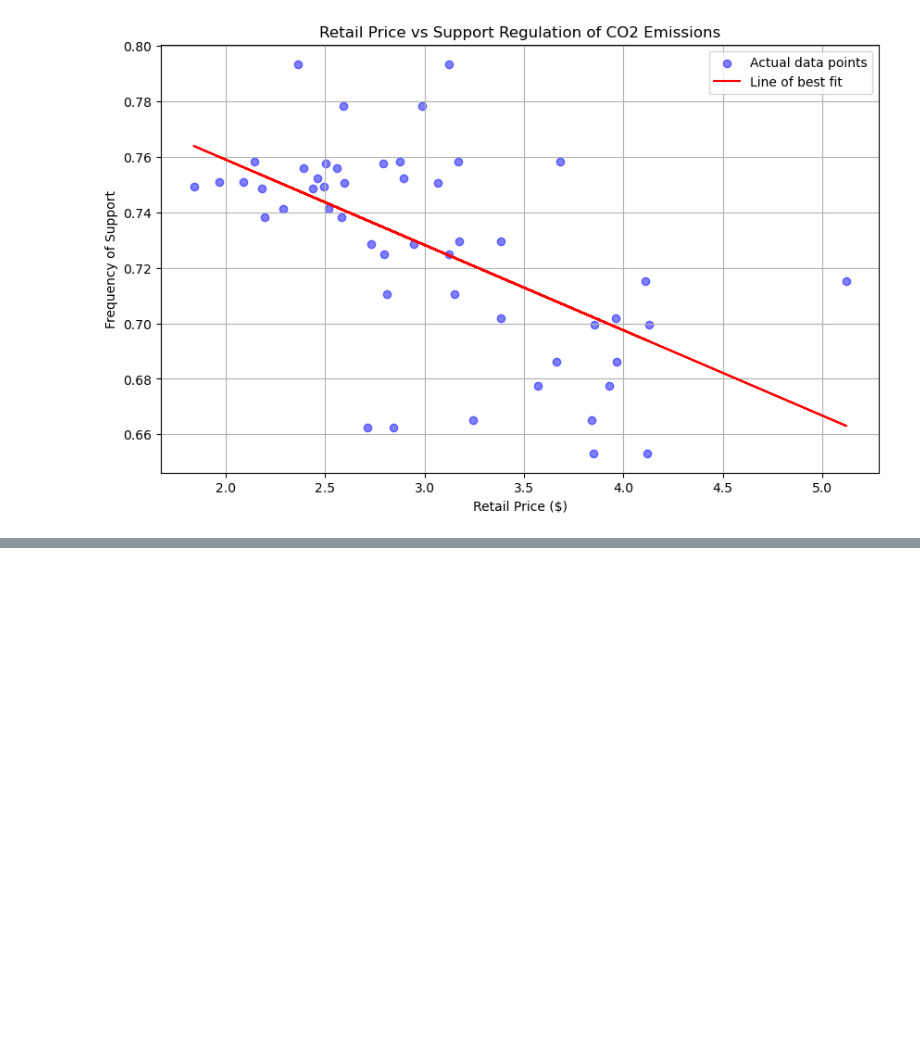
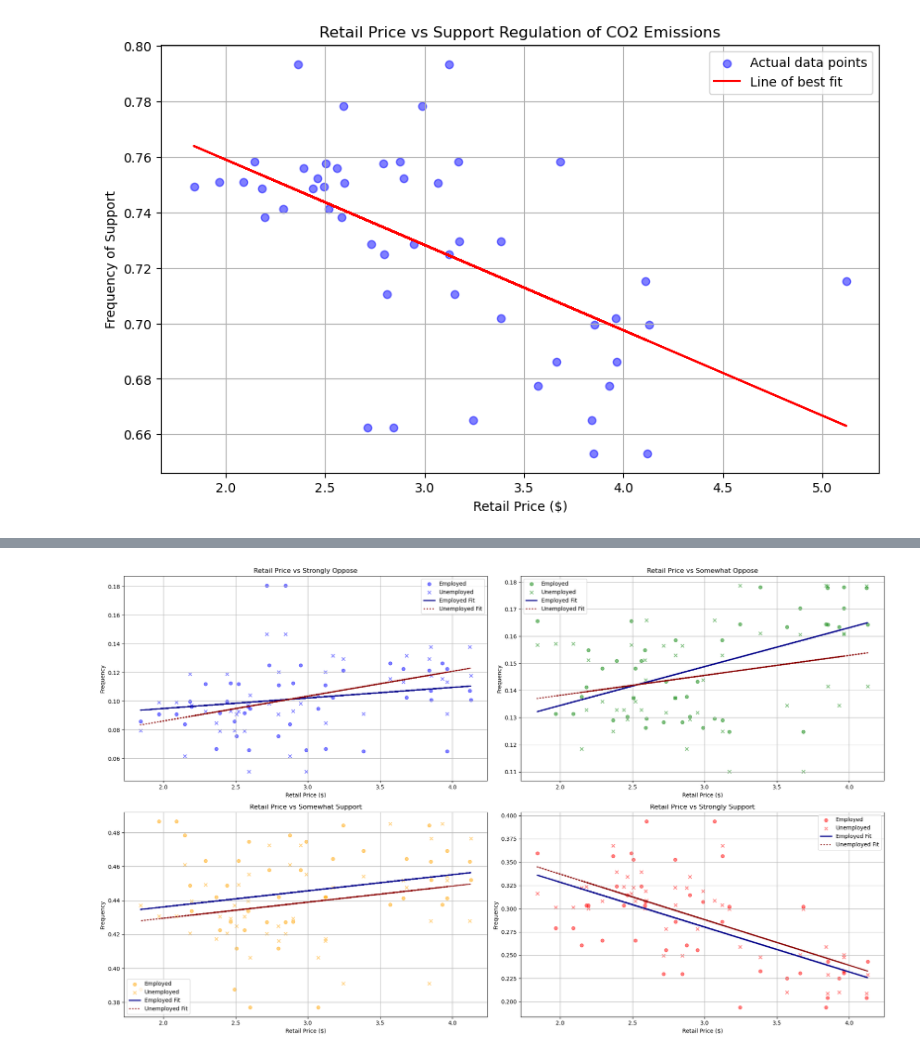
Before and after one commit to anaiskillian/citadeldatathon, a Jupyter notebook: analysis.ipynb, the cells around one changed output, grey strips where cells are left out. Cells and saved outputs as stored; diff of their text form; code cells hidden in the pictures; blank space fills up the shorter version.

```diff
--- a/analysis.ipynb
+++ b/analysis.ipynb
@@ -350,0 +392,3 @@ R^2 value for support regulation of CO2 emissions: 0.3377
+# %%
+employed_counts = response_counts[['wave_date', 'Retail_Price']].copy()
+unemployed_counts = response_counts[['wave_date', 'Retail_Price']].copy()
@@ -350,0 +417,15 @@ R^2 value for support regulation of CO2 emissions: 0.3377
+# %%
+# Calculate the frequency of each response in the 'reg_CO2_pollutant' column for each unique wave date for unemployed individuals
+CO2_response_counts_unemployed = unemployed_df.groupby('wave_date')['reg_CO2_pollutant'].value_counts(normalize=True).unstack(fill_value=0)
+
+# Rename the columns to reflect the specific responses for unemployed individuals
+CO2_response_counts_unemployed.columns = ['reg_CO2_refused', 'reg_CO2_strongly_oppose', 'reg_CO2_somewhat_oppose', 'reg_CO2_somewhat_support', 'reg_CO2_strongly_support']
+
+# Ensure 'wave_date' in both DataFrames is of the same type for successful merge
+unemployed_counts['wave_date'] = pd.to_datetime(unemployed_counts['wave_date'])
+CO2_response_counts_unemployed.reset_index(inplace=True)
+CO2_response_counts_unemployed['wave_date'] = pd.to_datetime(CO2_response_counts_unemployed['wave_date'])
+
+# Merge the new CO2 response counts for unemployed individuals into the existing response_counts dataframe using pd.concat to avoid dtype mismatch error
+unemployed_counts = pd.merge(unemployed_counts, CO2_response_counts_unemployed, on='wave_date', how='left')
+unemployed_counts.head()
@@ -350,0 +439,34 @@ R^2 value for support regulation of CO2 emissions: 0.3377
+# %%
+# Prepare data for plotting
+sentiments = ['reg_CO2_strongly_oppose', 'reg_CO2_somewhat_oppose', 'reg_CO2_somewhat_support', 'reg_CO2_strongly_support']
+
+fig, axs = plt.subplots(2, 2, figsize=(20, 12))
+
+colors = ['blue', 'green', 'orange', 'red']
+titles = ['Strongly Oppose', 'Somewhat Oppose', 'Somewhat Support', 'Strongly Support']
+for i, sentiment in enumerate(sentiments):
+    row = i // 2
+    col = i % 2
+    employed_no_nan = employed_counts.dropna(subset=['Retail_Price', sentiment])
+    unemployed_no_nan = unemployed_counts.dropna(subset=['Retail_Price', sentiment])
+    # Plotting scatter for employed
+    axs[row, col].scatter(employed_no_nan['Retail_Price'], employed_no_nan[sentiment], color=colors[i], alpha=0.5, label='Employed')
+    # Plotting scatter for unemployed
+    axs[row, col].scatter(unemployed_no_nan['Retail_Price'], unemployed_no_nan[sentiment], color=colors[i], alpha=0.5, marker='x', label='Unemployed')
+    # Sorting values for line of best fit plotting is not needed as numpy's polyfit function does not require sorted arrays
+    # Adding line of best fit for employed
+    m, b = np.polyfit(employed_no_nan['Retail_Price'], employed_no_nan[sentiment], 1)
+    axs[row, col].plot(employed_no_nan['Retail_Price'], m*employed_no_nan['Retail_Price'] + b, color='darkblue', linewidth=2, label='Employed Fit')
+    # Adding line of best fit for unemployed
+    m_u, b_u = np.polyfit(unemployed_no_nan['Retail_Price'], unemployed_no_nan[sentiment], 1)
+    axs[row, col].plot(unemployed_no_nan['Retail_Price'], m_u*unemployed_no_nan['Retail_Price'] + b_u, color='darkred', linewidth=2, linestyle=':', label='Unemployed Fit')
+    axs[row, col].set_title(f'Retail Price vs {titles[i]}')
+    axs[row, col].set_xlabel('Retail Price ($)')
+    axs[row, col].set_ylabel('Frequency')
+    axs[row, col].grid(True)
+    axs[row, col].legend()
+
+plt.tight_layout()
+plt.show()
+# %% [output]
+[figure, added]
```
Also changed, not shown: parts of 4 cells of this notebook.
